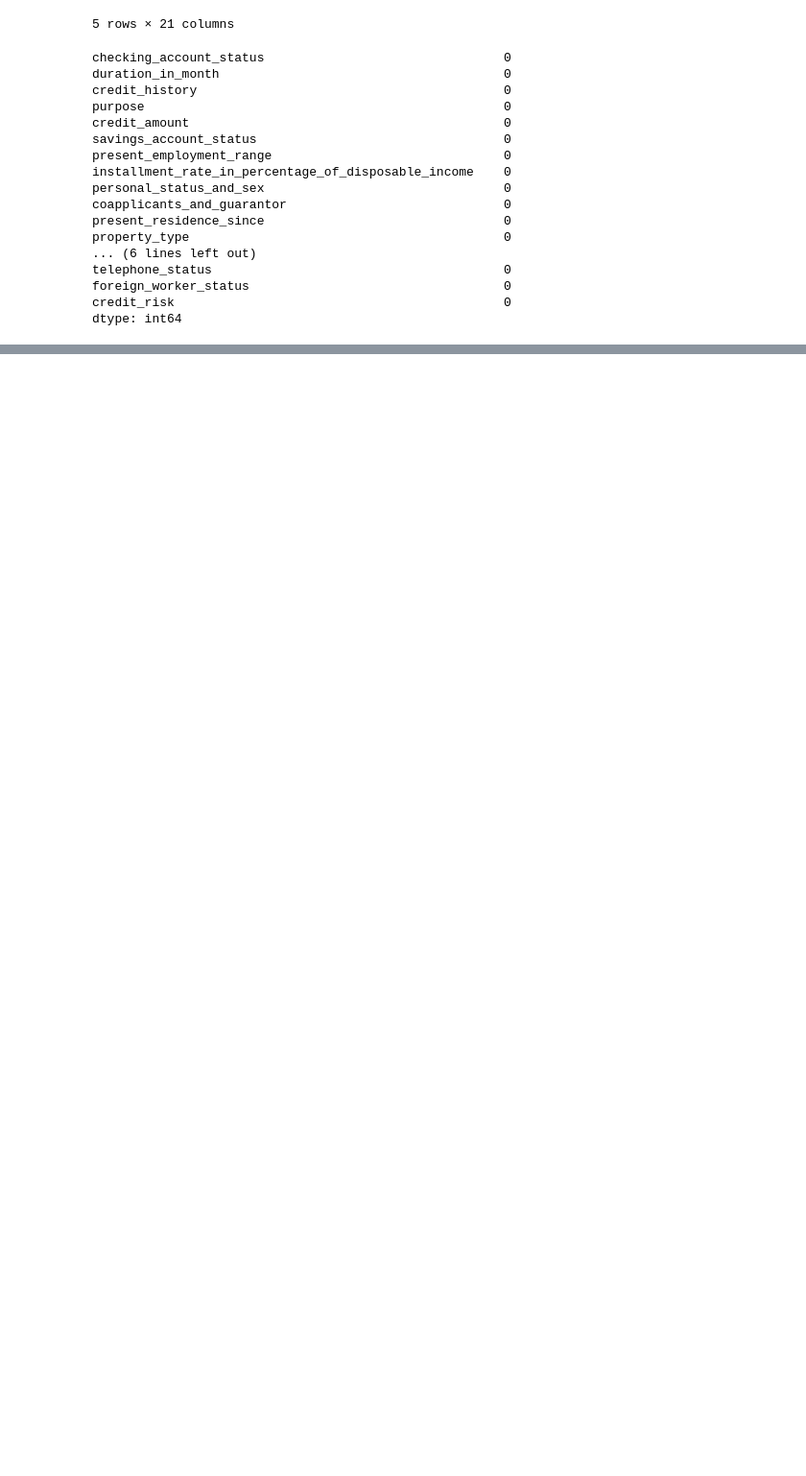
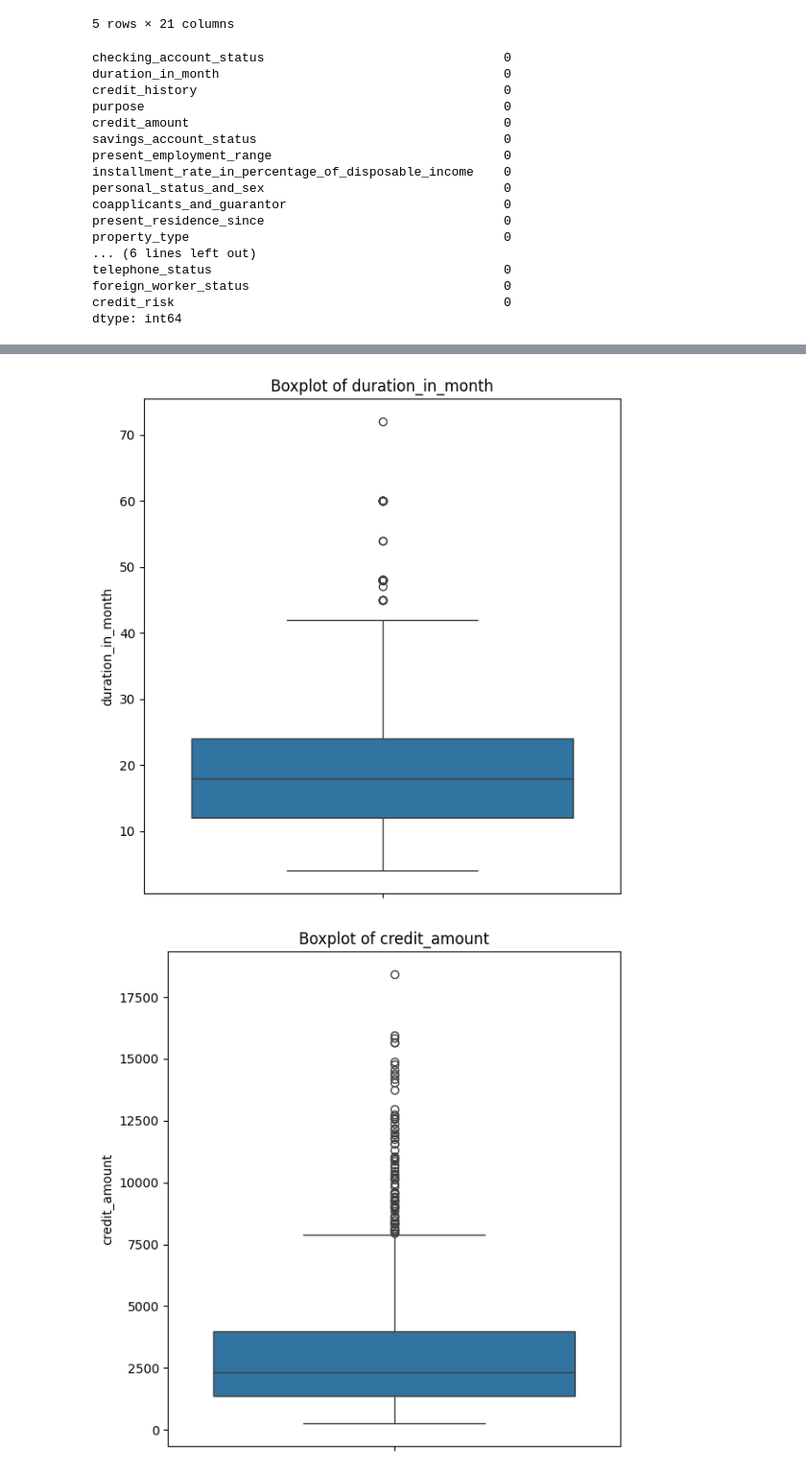
Before and after one commit to shamelbhimani/German_Credit_Analysis, a Jupyter notebook: sample.ipynb, the cells around one changed output, grey strips where cells are left out. Shown at 96% size. Saved outputs shown, nothing was run; the diff lists cells and outputs as text; code cells hidden in the pictures; blank space fills up the shorter version.

```diff
--- a/sample.ipynb
+++ b/sample.ipynb
@@ -273,0 +278,9 @@ dtype: int64
+# %%
+numeric_columns = [col for col in df.columns if np.issubdtype(df[col].dtype, np.number)]
+
+categorical_columns = [col for col in df.columns if np.issubdtype(df[col]
+                                                                  .dtype,
+                                                                  object)]
+
+print(f"Numeric columns: {numeric_columns}")
+print(f"Categorical columns: {categorical_columns}")
@@ -273,0 +290,11 @@ dtype: int64
+# %%
+for col in numeric_columns:
+    plt.figure(figsize=[6, 6])
+    sns.boxplot(y=df[col])
+    plt.title(f'Boxplot of {col}')
+    plt.ylabel(col)
+    plt.tight_layout()
+    plt.show()
+# %% [output]
+[figure, added]
+[figure, added]
```
Also changed, not shown: parts of 5 cells of this notebook, 1 other file.
